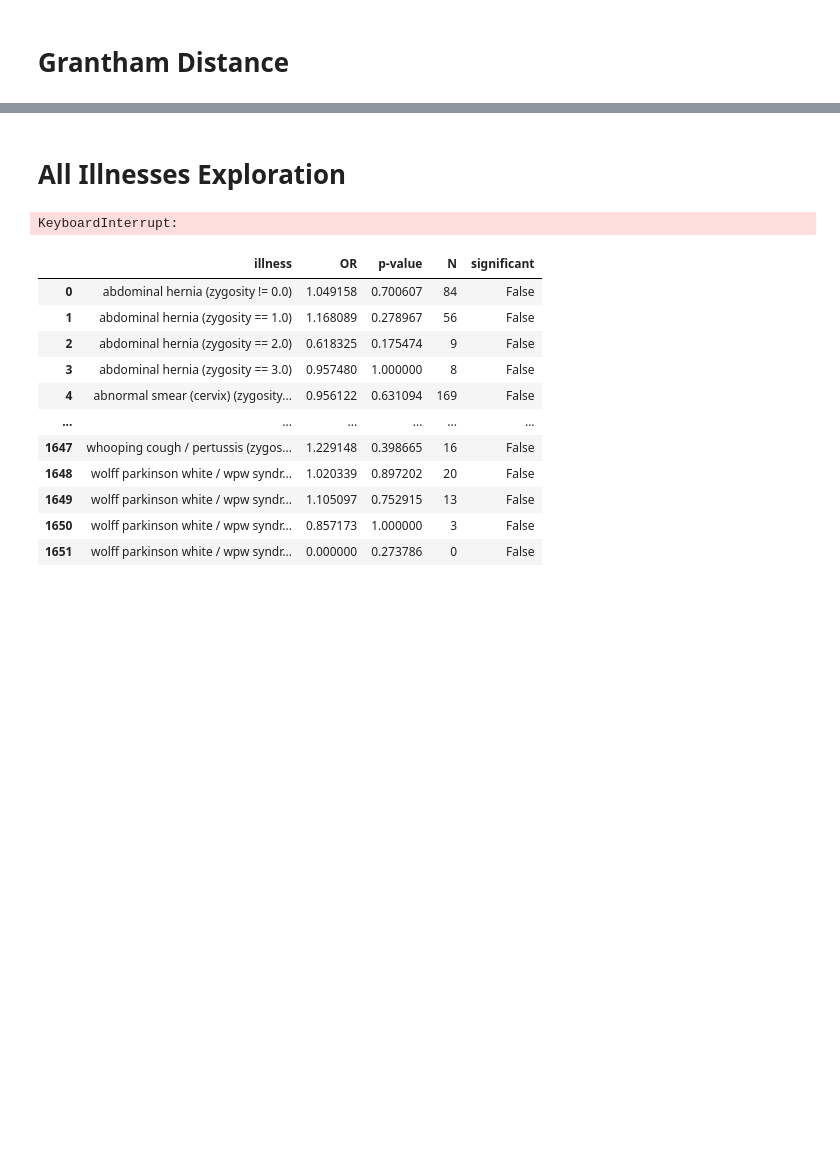
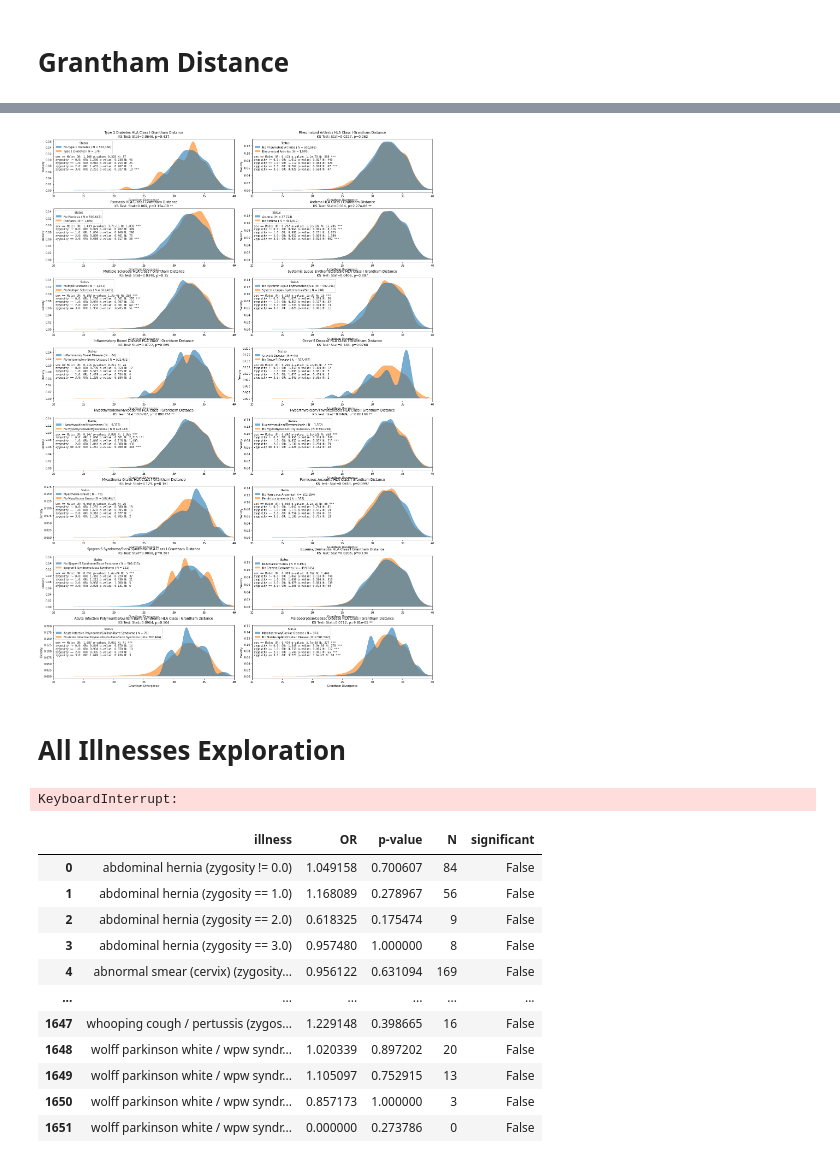
Before and after one commit to cole-khamnei/HLA_genotyping_associations, a Jupyter notebook: notebooks/HLA_illness_associations.ipynb, the cells around one changed output, grey strips where cells are left out. Drawn from its saved outputs; the diff is of its cells as text; code cells hidden in the pictures; blank space fills up the shorter version.

```diff
--- a/notebooks/HLA_illness_associations.ipynb
+++ b/notebooks/HLA_illness_associations.ipynb
@@ -138,6 +138,7 @@ data = biobank_data.query("sex == 'Female'")
 for illness in autoimmune_conditions:
     print(illness.upper())
     illness_values = get_illness_value(data, illness, "illness_code")
-    print("\t" + variable_OR_test(illness=illness_values, variable="zygosity", data=data).replace('\n', '\n\t'))
+    print("\t" + variable_OR_test(illness=illness_values, variable="zygosity",
+                                  CI=None, data=data).replace('\n', '\n\t'))
 # %% [output]
 TYPE 1 DIABETES
@@ -237,3 +163,23 @@ KeyboardInterrupt:
+# %%
+condition = "autoimmune"
+x = "grantham_divergence"
+OR_variables = ["sex", "zygosity"]
+conditions = HLA_dosing_conditions[condition]
+
+big_fig, big_axes = create_subplot(len(conditions), width=20, height_per=3, wspace=.1)
+for illness, big_ax in tqdm(zip(conditions, big_axes), unit=" plot", desc="Making OR Plots",
+                            total=len(big_axes)):
+
+    fig, ax = variable_OR_plot(biobank_data, illness, "illness_code", x=x, OR_variable=OR_variables)
+    save_name = illness.replace(" ", "_").replace("/", "_").replace("'", "")
+    fig.savefig(f"illness_EDA_plots/grantham_distance_plots/{condition}/{save_name}.png")
+    plt.close()
+    variable_OR_plot(biobank_data, illness, "illness_code", x=x, OR_variable=OR_variables, ax=big_ax)
+    big_ax.set_xlim(10, 40)
+
+big_fig.savefig(f"illness_EDA_plots/grantham_distance_plots/{condition}/multiple_HLA_grantham_distance.png")
+# %% [output]
+[figure, added]
 # %% [markdown]
 # All Illnesses Exploration
 # %%
```
Also changed, not shown: parts of 4 cells of this notebook, 17 other files.
